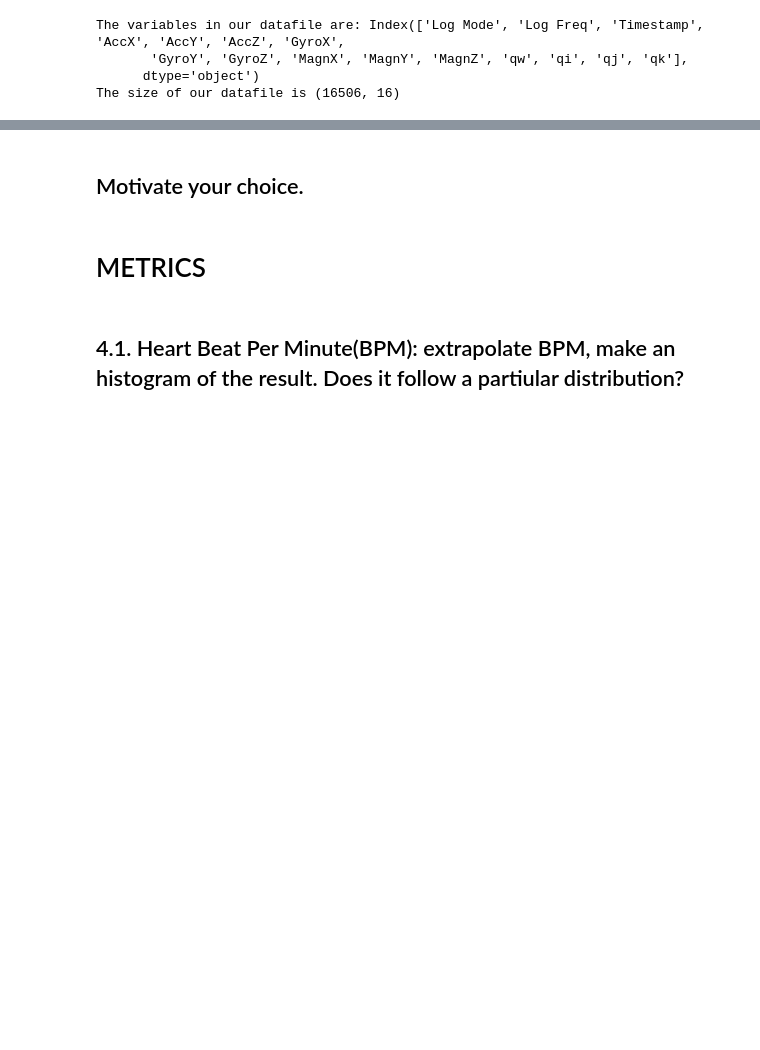
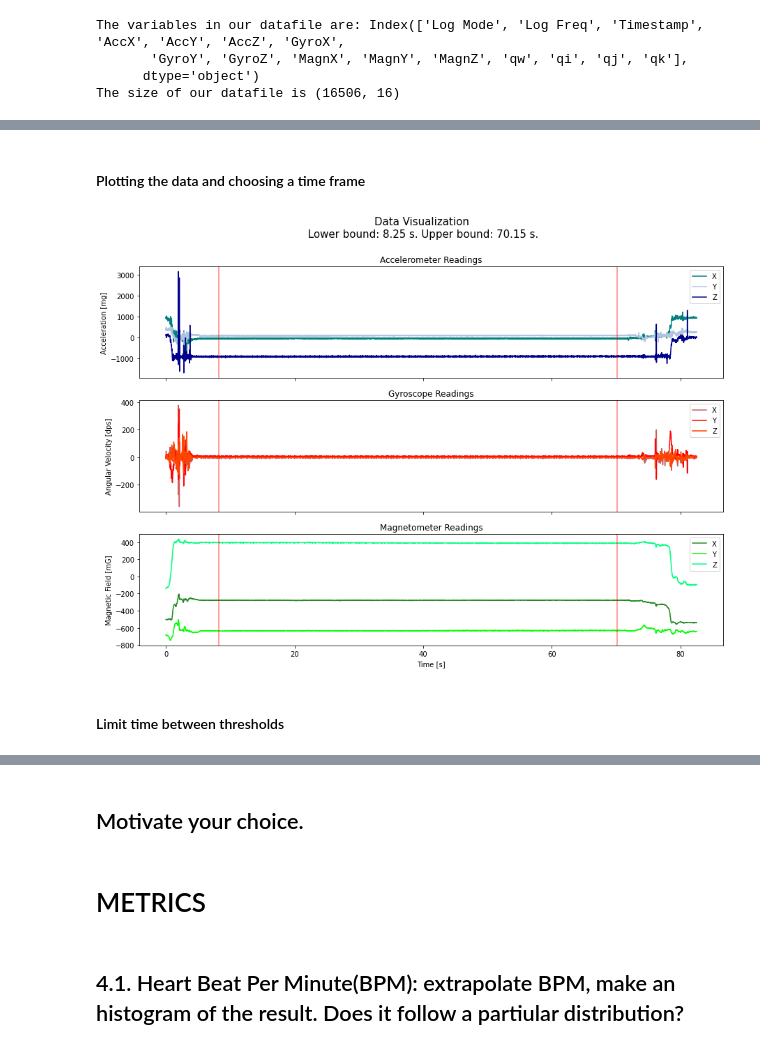
Before and after one commit to AleCapoPhys/HeartRateEstimation, a Jupyter notebook: Project_Clean_data.ipynb, the cells around one changed output, grey strips where cells are left out. Saved outputs shown, nothing was run; the diff lists cells and outputs as text; code cells hidden in the pictures; blank space fills up the shorter version.

```diff
--- a/Project_Clean_data.ipynb
+++ b/Project_Clean_data.ipynb
@@ -632,0 +168,44 @@ for i in FFTs:
+# %% [markdown]
+#### Plotting the data and choosing a time frame
+# %%
+# Look at the data and trim 10% on the lower end and 15% on the upper one (limits have been chosen according to the plots)
+
+lowlimit = df['Time'][int(0.1*len(df['Time']))]
+highlimit = df['Time'][int(0.85*len(df['Time']))]
+
+(fig, axs) = plt.subplots(3,1,figsize=(15,10), sharex=True)
+
+fig.suptitle(f'Data Visualization\n Lower bound: {lowlimit} s. Upper bound: {highlimit} s.', fontsize = 15)
+
+axs[0].set_title('Accelerometer Readings')
+axs[0].plot(df['Time'], df['AccX'], color= 'teal',label='X')
+axs[0].plot(df['Time'], df['AccY'], color= 'lightsteelblue',label='Y')
+axs[0].plot(df['Time'], df['AccZ'], color= 'darkblue',label='Z')
+axs[0].axvline(x = lowlimit, color = 'red', alpha = 0.5)
+axs[0].axvline(x = highlimit, color = 'red', alpha = 0.5)
+axs[0].set_ylabel('Acceleration [mg]')
+axs[0].legend()
+
+axs[1].plot(df['Time'], df['GyroX'],color = 'indianred', label='X')
+axs[1].plot(df['Time'], df['GyroY'],color = 'red' , label='Y')
+axs[1].plot(df['Time'], df['GyroZ'],color = 'orangered' , label='Z')
+axs[1].set_title('Gyroscope Readings')
+axs[1].axvline(x = lowlimit, color = 'red', alpha = 0.5)
+axs[1].axvline(x = highlimit, color = 'red', alpha = 0.5)
+axs[1].set_ylabel('Angular Velocity [dps]')
+axs[1].legend()
+
+axs[2].plot(df['Time'], df['MagnX'],color = 'forestgreen' , label='X')
+axs[2].plot(df['Time'], df['MagnY'], color = 'lime', label='Y')
+axs[2].plot(df['Time'], df['MagnZ'], color = 'springgreen', label='Z')
+axs[2].set_title('Magnetometer Readings')
+axs[2].axvline(x = lowlimit, color = 'red', alpha = 0.5)
+axs[2].axvline(x = highlimit, color = 'red', alpha = 0.5)
+axs[2].set_xlabel('Time [s]')
+axs[2].set_ylabel('Magnetic Field [mG]')
+axs[2].legend()
+plt.show()
+# %% [output]
+[figure, added]
+# %% [markdown]
+#### Limit time between thresholds
```
Also changed, not shown: parts of 107 cells of this notebook.
